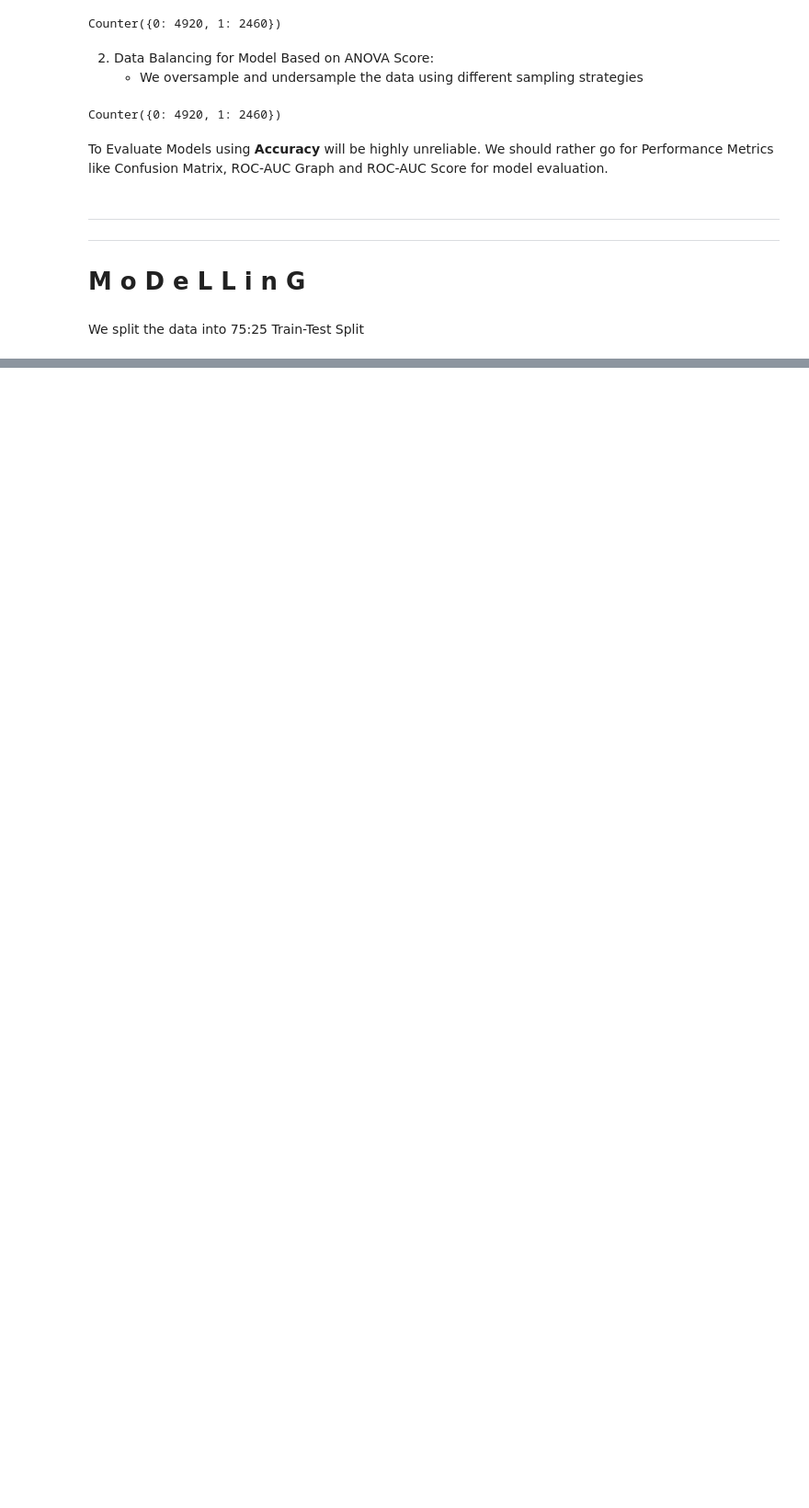
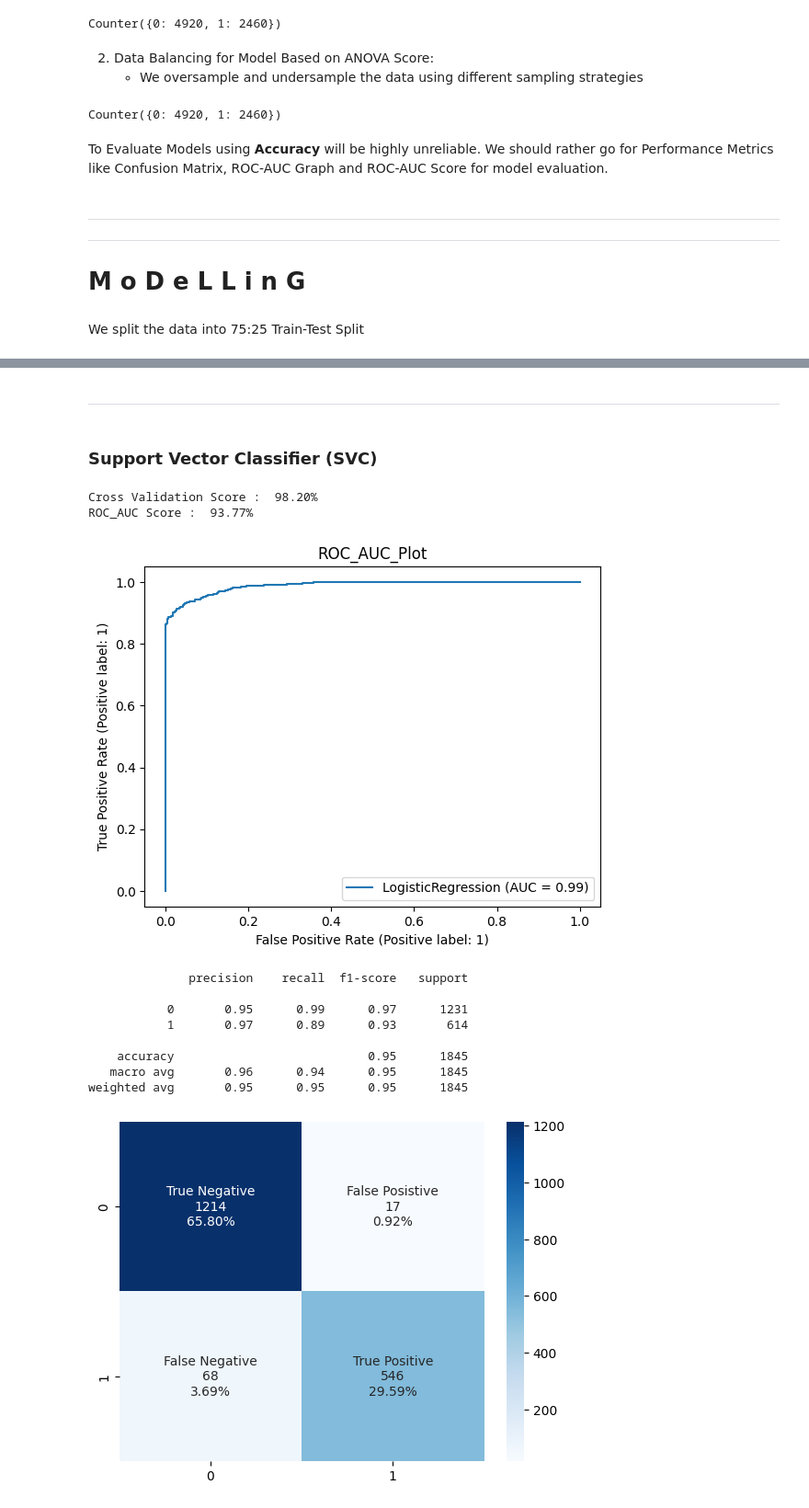
Before and after one commit to gojousatoru007/CreditRisk_ML, a Jupyter notebook: CreditRisk_ML.ipynb, the cells around one changed output, grey strips where cells are left out. Shown at 92% size. Saved outputs shown, nothing was run; the diff lists cells and outputs as text; code cells hidden in the pictures; blank space fills up the shorter version.

```diff
--- a/CreditRisk_ML.ipynb
+++ b/CreditRisk_ML.ipynb
@@ -394,0 +467,4 @@ def fit_test(model, x_train, y_train, x_test, y_test):
+# %% [markdown]
+***
+# %% [markdown]
+### Support Vector Classifier (SVC)
@@ -394,0 +475,19 @@ def fit_test(model, x_train, y_train, x_test, y_test):
+# %%
+# Based on Correlation Plot
+
+fit_test(lr, x_train_c, y_train_c, x_test_c, y_test_c)
+
+evaluate(lr, x_test_c, y_test_c)
+# %% [output]
+Cross Validation Score :  98.20%
+ROC_AUC Score :  93.77%
+[figure, added]
+              precision    recall  f1-score   support
+
+           0       0.95      0.99      0.97      1231
+           1       0.97      0.89      0.93       614
+
+    accuracy                           0.95      1845
+   macro avg       0.96      0.94      0.95      1845
+weighted avg       0.95      0.95      0.95      1845
+[figure, added]
```
Also changed, not shown: parts of 33 cells of this notebook.
